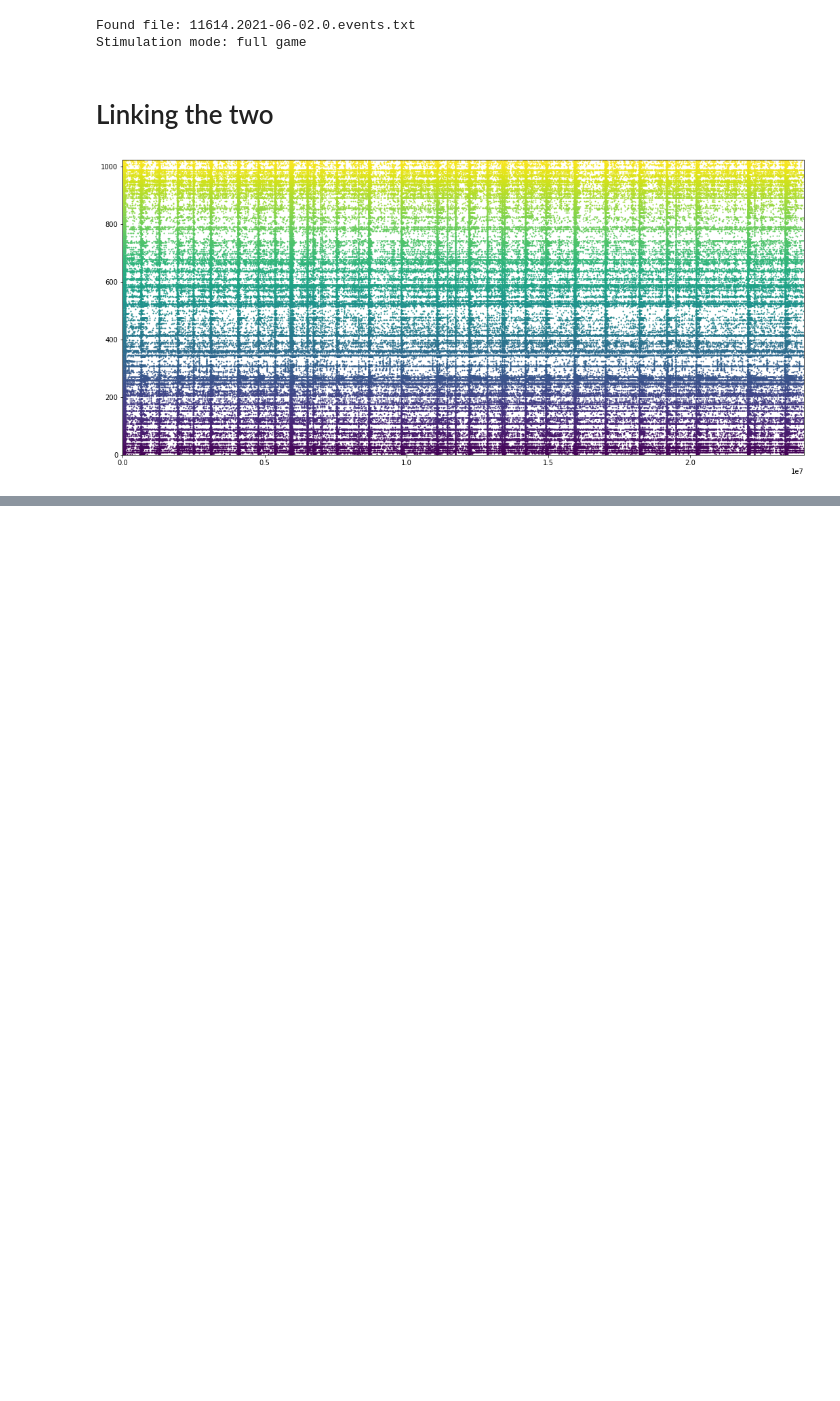
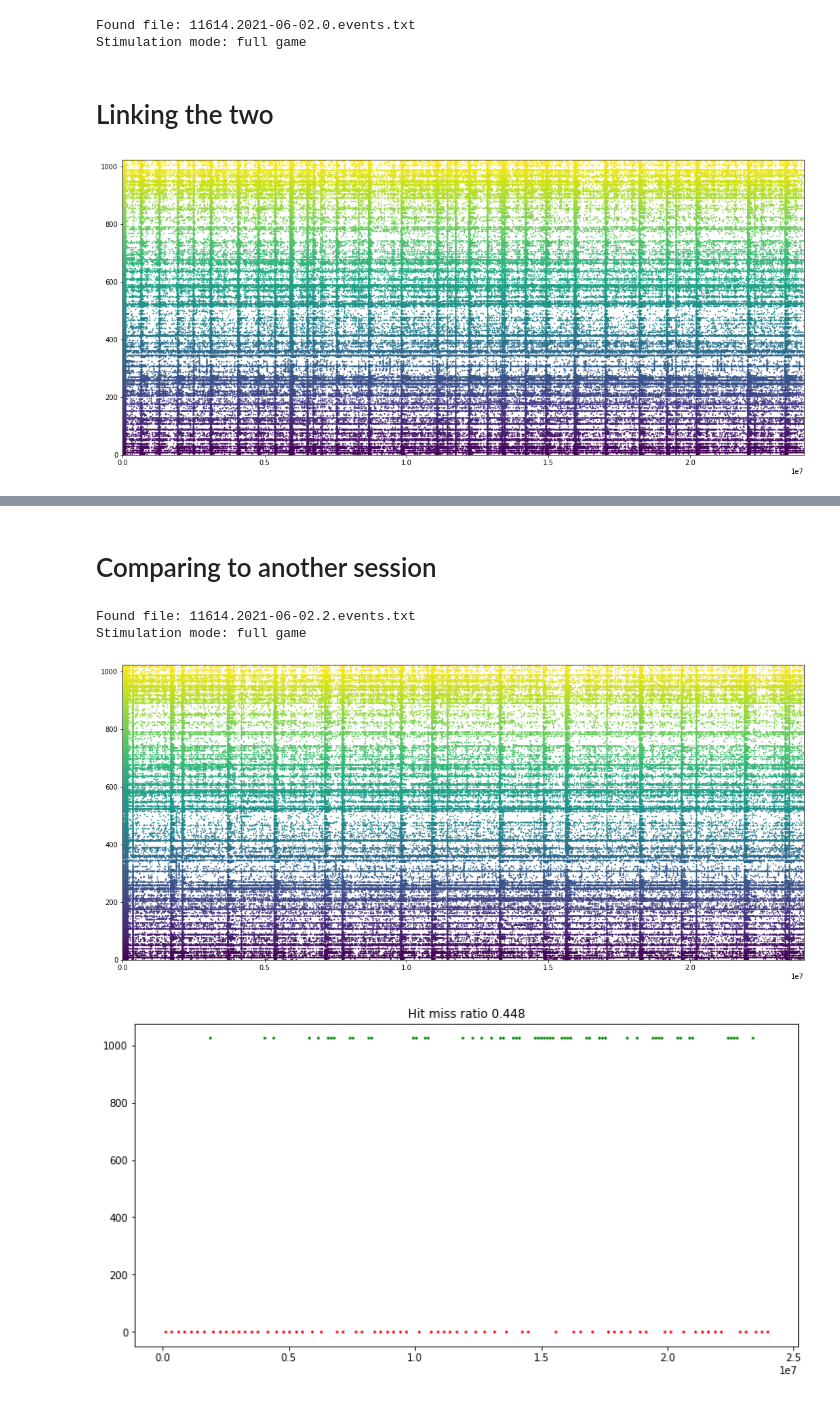
Before and after one commit to neuromorphs/BrainDishSiMulator, a Jupyter notebook: notebooks/2023-07-03b_learning.ipynb, the cells around one changed output, grey strips where cells are left out. Cells and saved outputs as stored; diff of their text form; code cells hidden in the pictures; blank space fills up the shorter version.

Commit message:
adding data analysis

```diff
--- a/notebooks/2023-07-03b_learning.ipynb
+++ b/notebooks/2023-07-03b_learning.ipynb
@@ -105,0 +99,70 @@ plt.show()
+# %% [markdown]
+# Comparing to another session
+# %%
+chosen_chip_id = 11614
+chosen_chip_session = 2 # session 1 and 3 are rest - 0 and 2 are game
+
+# Loading data
+data_path = '../data/cortical_labs_data/'
+
+full_data = utils_data.read_maxwell_h5(data_path)
+
+data = utils_data.Get_channel_spiketimes(full_data)
+data['session'] = data['session'].map(str)
+data['id'] = data[['chip_id', 'session', 'date']].agg('-'.join, axis=1)
+data["session"] = pd.to_numeric(data["session"])
+
+data_rest = data[data['session']%2 == 1]
+data_act = data[data['session']%2 == 0]
+data_act = data_act.reset_index()
+data_rest = data_rest.reset_index()
+
+subset = data[(data['chip_id'] == str(chosen_chip_id)) & (data['session'] == chosen_chip_session)]
+subset
+
+# Loading events
+filename = utils_events. find_file('../data/cortical_labs_data/', str(chosen_chip_id), str(chosen_chip_session))
+if filename is None:
+    print('File not found.')
+else:
+    print('Found file:', filename)
+events = utils_events.load_event_txt(filename)
+
+# Now let's make a nice raster plot
+events_hit = [event for event in events if event['event'] == 'ball return']
+events_fail = [event for event in events if event['event'] == 'ball missed']
+events_start = [event for event in events if event['event'] == 'motor layout: 0']
+
+# Selecting spike times
+spike_times = subset['spike_times'].iloc[0]
+
+# Raster
+fig, ax = plt.subplots(figsize = (18,8))
+
+cmap = plt.cm.viridis(np.linspace(0,1,len(spike_times.items())))
+for key, value in spike_times.items() :
+    ax.scatter(value, np.ones_like(value)*int(key.split('_')[1]),
+            s = 1, color = cmap[int(key.split('_')[1])])
+
+ax.set_ylim(0, len(spike_times.items()))
+ax.set_xlim(0, 2.4e7)
+
+plt.show()
+
+# Hit miss
+
+stamps_hits = [x['norm_timestamp'] for x in events_hit]
+stamps_miss = [x['norm_timestamp'] for x in events_fail]
+
+fig, ax = plt.subplots(figsize = (12,6))
+
+ax.scatter(stamps_hits, y = np.ones_like(stamps_hits)*len(spike_times.items())+1, s = 3, color = 'green')
+ax.scatter(stamps_miss, y = np.zeros_like(stamps_miss)*len(spike_times.items())+1, s = 3, color = 'red')
+
+plt.title('Hit miss ratio %s' % (len(stamps_hits)/(len(stamps_hits)+len(stamps_miss))))
+plt.show()
+# %% [output]
+Found file: 11614.2021-06-02.2.events.txt
+Stimulation mode: full game
+[figure, added]
+[figure, added]
```
Also changed, not shown: parts of 4 cells of this notebook, 11 other files.
